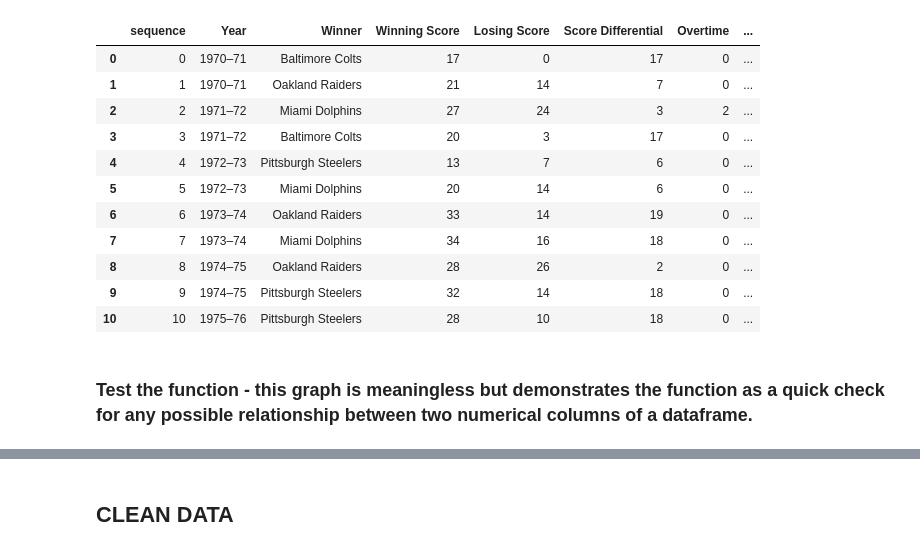
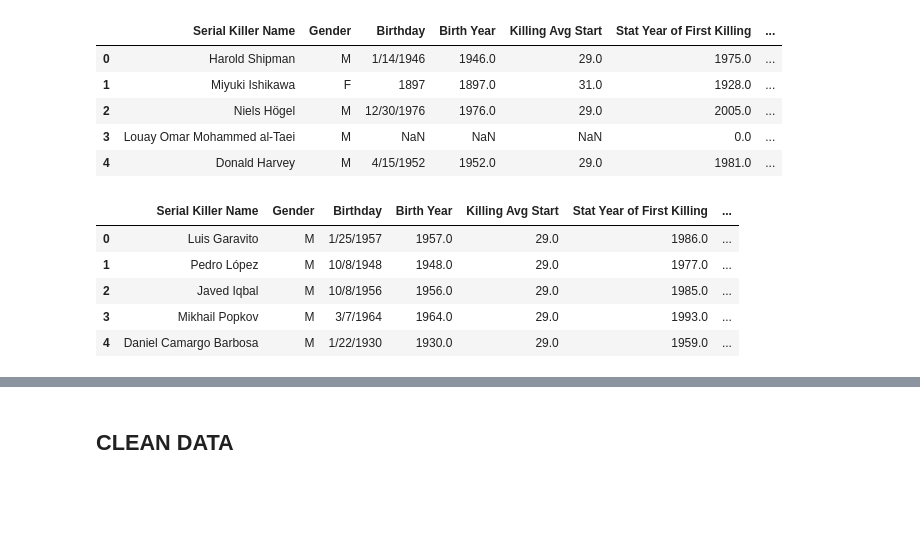
Before and after one commit to Crobinson17/Not_Fussy_Project-01, a Jupyter notebook: Not_Fussy_Project-01_starter-MS.ipynb, the cells around one changed output, grey strips where cells are left out. Drawn from its saved outputs; the diff is of its cells as text; code cells hidden in the pictures; blank space fills up the shorter version.

```diff
--- a/Not_Fussy_Project-01_starter-MS.ipynb
+++ b/Not_Fussy_Project-01_starter-MS.ipynb
@@ -49,21 +49,25 @@ def sbc_plot_scatter(df,col1,col2,title,file):
 # attribute errors indicate the df_name item is not a DataFrame object
 # %%
 # Create dataframe from csv - This csv is the list of winners of post season NFL games 1970-2021.
-SK_bday_loc = "dataFiles/Post_season_NFL_winners_1971_2021.csv"
-SK_bday_loc = pd.read_csv(winners_data)
+SK_bday_loc = "dataFiles/PossibleData/CSV/SK_bday_loc_data_CSV.csv"
+SK_bday_loc = pd.read_csv(SK_bday_loc)
 SK_bday_loc.head()
 # %% [output]
-|  | sequence | Year | Winner | Winning Score | Losing Score | Score Differential | Overtime | ... |
-| 0 | 0 | 1970–71 | Baltimore Colts | 17 | 0 | 17 | 0 | ... |
-| 1 | 1 | 1970–71 | Oakland Raiders | 21 | 14 | 7 | 0 | ... |
-| 2 | 2 | 1971–72 | Miami Dolphins | 27 | 24 | 3 | 2 | ... |
-| 3 | 3 | 1971–72 | Baltimore Colts | 20 | 3 | 17 | 0 | ... |
-| 4 | 4 | 1972–73 | Pittsburgh Steelers | 13 | 7 | 6 | 0 | ... |
-| 5 | 5 | 1972–73 | Miami Dolphins | 20 | 14 | 6 | 0 | ... |
-| 6 | 6 | 1973–74 | Oakland Raiders | 33 | 14 | 19 | 0 | ... |
-| 7 | 7 | 1973–74 | Miami Dolphins | 34 | 16 | 18 | 0 | ... |
-| 8 | 8 | 1974–75 | Oakland Raiders | 28 | 26 | 2 | 0 | ... |
-| 9 | 9 | 1974–75 | Pittsburgh Steelers | 32 | 14 | 18 | 0 | ... |
-| 10 | 10 | 1975–76 | Pittsburgh Steelers | 28 | 10 | 18 | 0 | ... |
+|  | Serial Killer Name | Gender | Birthday | Birth Year | Killing Avg Start | Stat Year of First Killing | ... |
+| 0 | Harold Shipman | M | 1/14/1946 | 1946.0 | 29.0 | 1975.0 | ... |
+| 1 | Miyuki Ishikawa | F | 1897 | 1897.0 | 31.0 | 1928.0 | ... |
+| 2 | Niels Högel | M | 12/30/1976 | 1976.0 | 29.0 | 2005.0 | ... |
+| 3 | Louay Omar Mohammed al-Taei | M | NaN | NaN | NaN | 0.0 | ... |
+| 4 | Donald Harvey | M | 4/15/1952 | 1952.0 | 29.0 | 1981.0 | ... |
-# %% [markdown]
-### Test the function - this graph is meaningless but demonstrates the function as a quick check for any possible relationship between two numerical columns of a dataframe.
+# %%
+# Create dataframe from csv .
+SK_most_victims = "dataFiles/PossibleData/CSV/SK_most_victims_CSV.csv"
+SK_most_victims = pd.read_csv(SK_most_victims)
+SK_most_victims.head()
+# %% [output]
+|  | Serial Killer Name | Gender | Birthday | Birth Year | Killing Avg Start | Stat Year of First Killing | ... |
+| 0 | Luis Garavito | M | 1/25/1957 | 1957.0 | 29.0 | 1986.0 | ... |
+| 1 | Pedro López | M | 10/8/1948 | 1948.0 | 29.0 | 1977.0 | ... |
+| 2 | Javed Iqbal | M | 10/8/1956 | 1956.0 | 29.0 | 1985.0 | ... |
+| 3 | Mikhail Popkov | M | 3/7/1964 | 1964.0 | 29.0 | 1993.0 | ... |
+| 4 | Daniel Camargo Barbosa | M | 1/22/1930 | 1930.0 | 29.0 | 1959.0 | ... |
```
Also changed, not shown: parts of 14 cells of this notebook, 1 other file.
